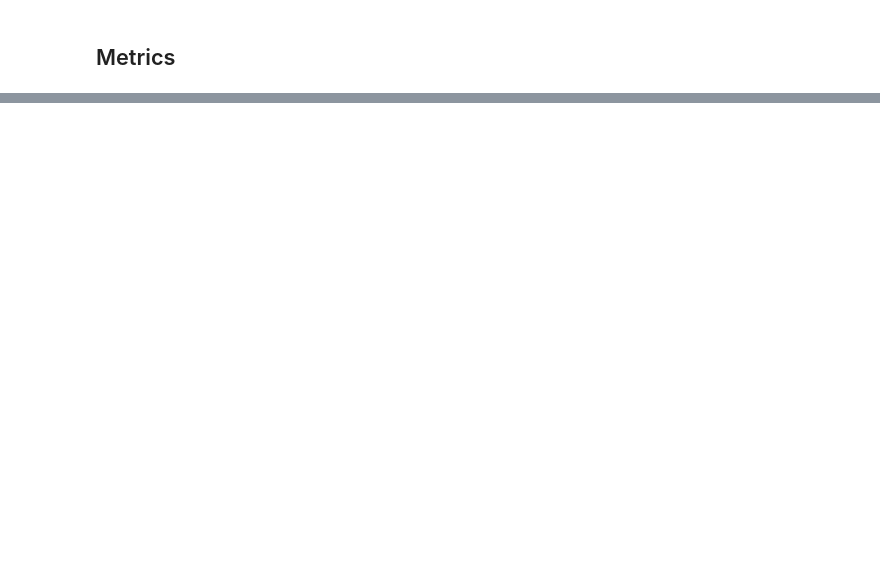
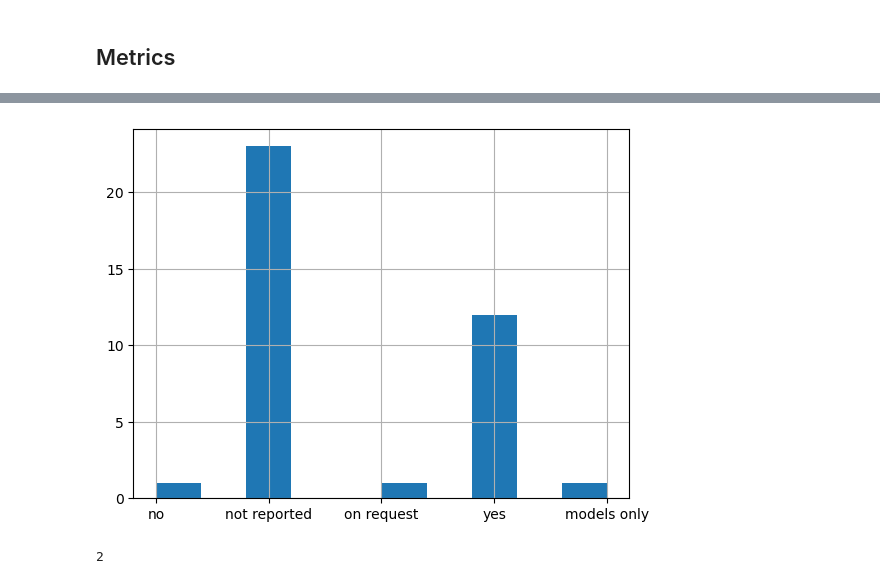
Before and after one commit to mbaityje/COMPARABILITY, a Jupyter notebook: notebooks/comparability_v1.ipynb, the cells around one changed output, grey strips where cells are left out. Cells and saved outputs as stored; diff of their text form; code cells hidden in the pictures; blank space fills up the shorter version.

```diff
--- a/notebooks/comparability_v1.ipynb
+++ b/notebooks/comparability_v1.ipynb
@@ -130,5 +134,14 @@ for ds in df.dataset:
 
 flattened_dataset = sum(df.dataset.values,[])
 unique_datasets = np.unique(flattened_dataset)
-print("Datasets in our database: ",unique_datasets)
+# print("Datasets in our database: ",unique_datasets)
+
+tf=['Khan et al. (2019)'==elem for i,elem in enumerate(flattened_dataset)]
+
+for value in df.dataset.values:
+    for i in value:
+        if (i=='Khan et al. (2019)'):
+            print(value)
+
+# ['Khan et al. (2019)' in df.dataset.values[i] for i in range(len(df))]
 # %% [output]
@@ -407,0 +554,10 @@ df.iloc[4]
+# %%
+df.code_reported.hist().plot()
+plt.show()
+# %% [output]
+[figure, added]
+# %%
+# The histogram hides the NaN values
+df.code_reported.isnull().sum()
+# %% [output]
+2
```
Also changed, not shown: parts of 46 cells of this notebook.
